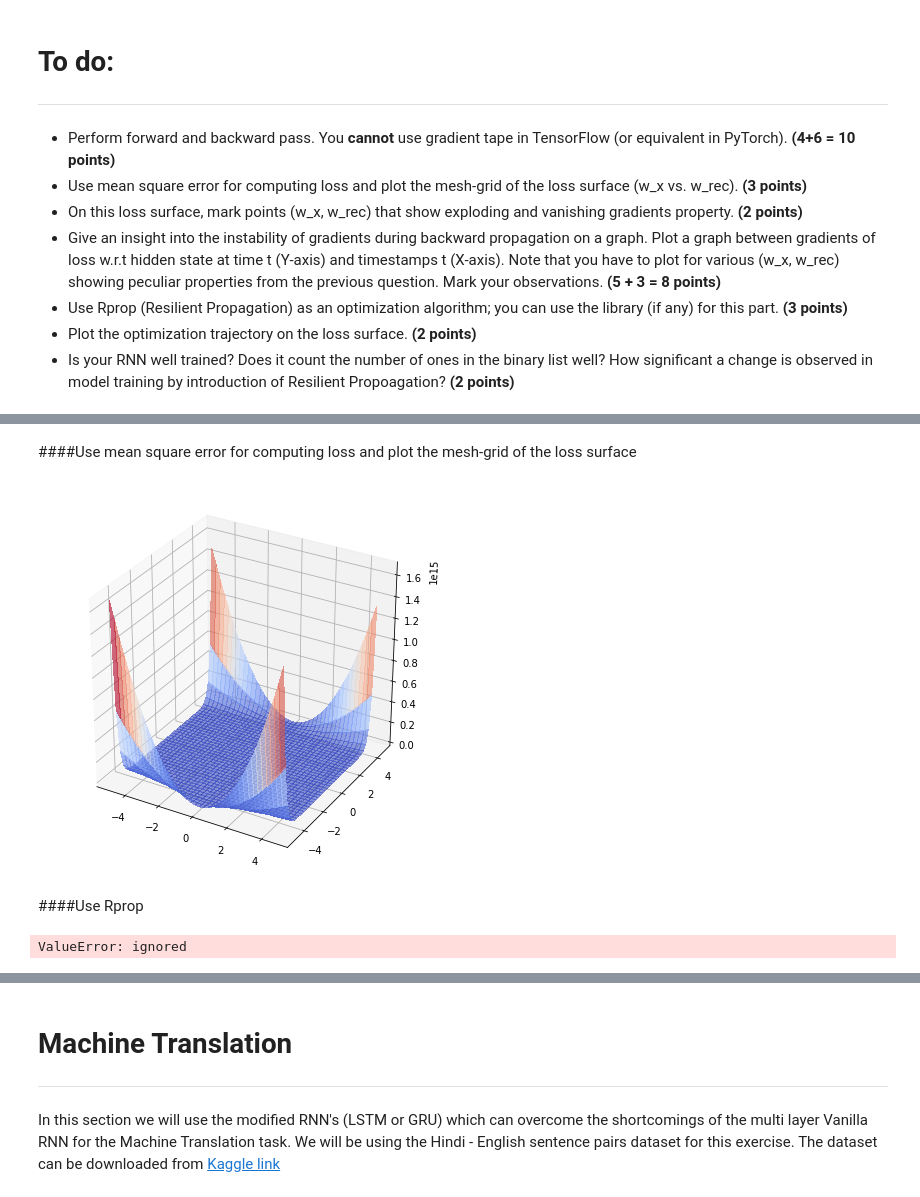
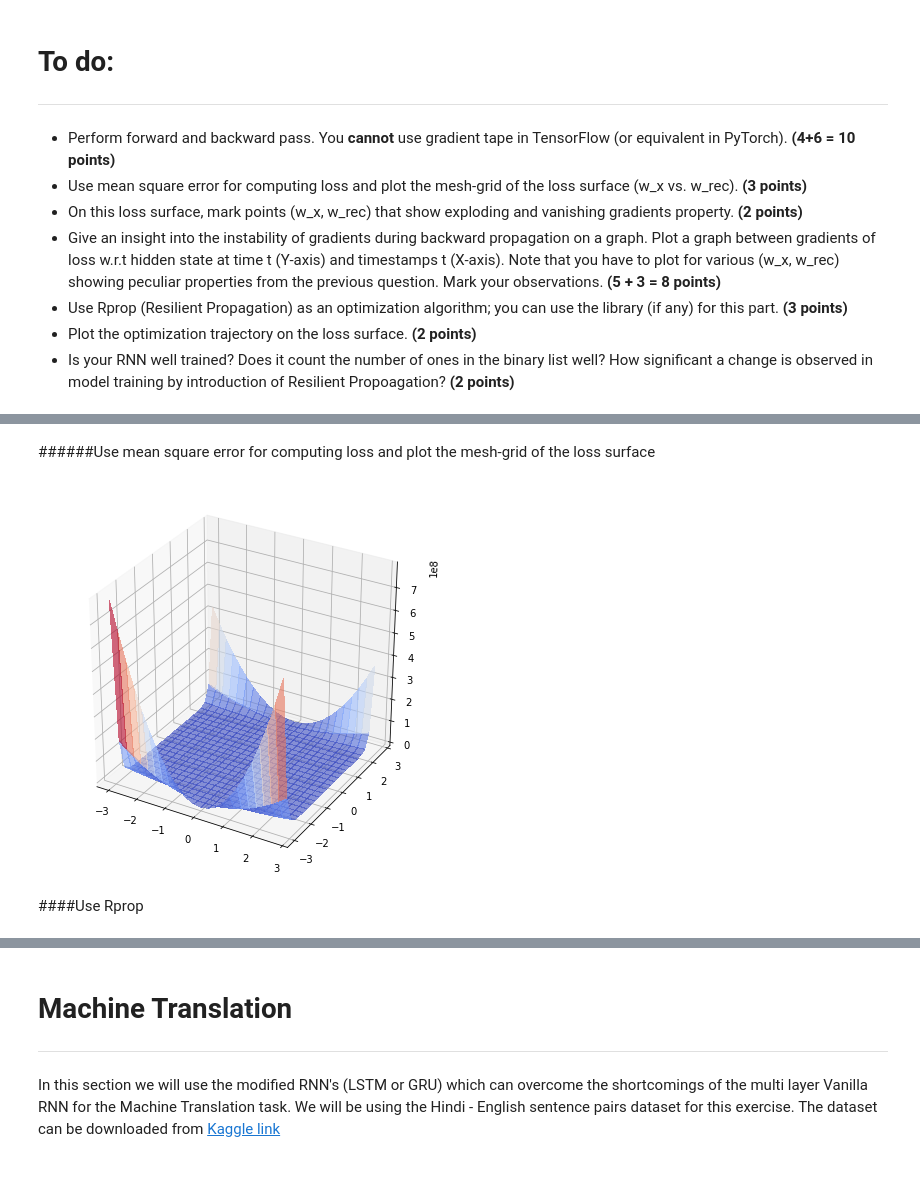
Before and after one commit to vinx-2105/Artificial_Neural_Networks_Labs, a Jupyter notebook: ANN_lab2.ipynb, the cells around one changed output, grey strips where cells are left out. Cells and saved outputs as stored; diff of their text form; code cells hidden in the pictures.

```diff
--- a/ANN_lab2.ipynb
+++ b/ANN_lab2.ipynb
@@ -168,34 +198,35 @@ array([1., 0., 0., 0., 1., 1., 0., 1., 1., 0.])
 # %% [markdown]
-####Use mean square error for computing loss and plot the mesh-grid of the loss surface
+######Use mean square error for computing loss and plot the mesh-grid of the loss surface
 # %%
 def compute_average_loss(w_rec_temp, w_x_temp):
   loss = 0
-  for x in X:
+  for x in dataset:
     h_t_mat_temp = np.zeros(T+1)
     y_pred, _ = forward_pass(h_t_mat_temp, x, w_rec_=w_rec_temp, w_x_=w_x_temp)
     loss+=get_loss(y_pred, np.sum(x))
   loss = loss/(float)(X.shape[0])
   return loss
-# %%
-w_x_range = np.arange(-5, 5, 0.25)
-w_rec_range = np.arange(-5, 5, 0.25)
-
-vectorize_loss_fn = np.vectorize(compute_average_loss)
-
-X, Y = np.meshgrid(w_x_range, w_rec_range)
-Z = vectorize_loss_fn(Y, X)
-# %%
-fig = plt.figure(figsize=(7, 7))
-ax = fig.gca(projection='3d')
-surf = ax.plot_surface(X, Y, Z, cmap=cm.coolwarm, linewidth=0, antialiased=False, alpha=0.6)
-# %% [output]
-[figure, removed]
+# %%
+def plot_graph(x_range, y_range, funx, start_point=None, points=[(1,2)], end_point=None,  resolution=0.25):
+  w_x_range = np.arange(x_range[0], x_range[1], 0.25)
+  w_rec_range = np.arange(y_range[0], y_range[1], 0.25)
+
+  vectorize_loss_fn = np.vectorize(funx)
+
+  X_graph, Y_graph = np.meshgrid(w_x_range, w_rec_range)
+  Z_graph = vectorize_loss_fn(Y_graph, X_graph)
+
+  fig = plt.figure(figsize=(12, 12))
+  ax = fig.gca(projection='3d')
+  surf = ax.plot_surface(X_graph, Y_graph, Z_graph, cmap=cm.coolwarm, linewidth=0, antialiased=False, alpha=0.6)
+
+  for point in points:
+    plt.plot([point[0]], [point[1]])
+
+  plt.show()
+# %%
+plot_graph([-3,3], [-3,3], compute_average_loss)
+# %% [output]
+[figure, added]
 # %% [markdown]
 ####Use Rprop
-# %%
-# simple_model = tf.keras.Sequential()
-input_layer = tf.keras.layers.Input(shape=(None, 1))
-simple_rnn_layer = tf.keras.layers.SimpleRNN(1, activation=None, use_bias=False, return_sequences=True, return_state=True)
-simple_model = tf.keras.models.Sequential([input_layer, simple_rnn_layer])
-# %% [output]
-ValueError: ignored
```
Also changed, not shown: parts of 23 cells of this notebook.
